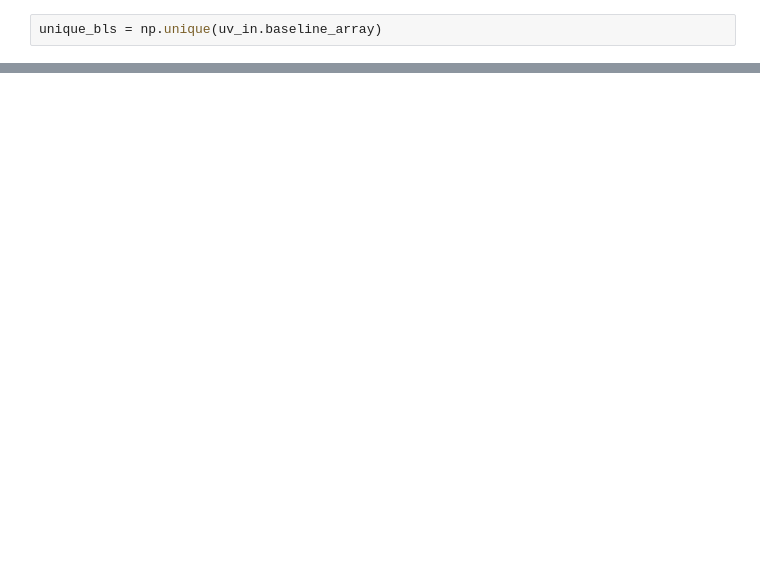
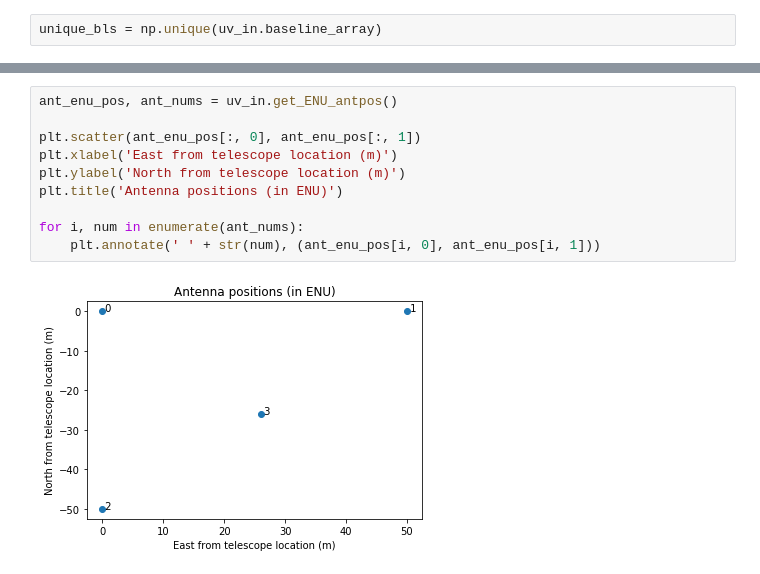
Before and after one commit to bhazelton/random_stuff, a Jupyter notebook: jupyter_notebooks/bda_exploration.ipynb, the cells around one changed output, grey strips where cells are left out. Saved outputs shown, nothing was run; the diff lists cells and outputs as text; blank space fills up the shorter version.

```diff
--- a/jupyter_notebooks/bda_exploration.ipynb
+++ b/jupyter_notebooks/bda_exploration.ipynb
@@ -263,0 +494,12 @@ baseline:  73732
+# %%
+ant_enu_pos, ant_nums = uv_in.get_ENU_antpos()
+
+plt.scatter(ant_enu_pos[:, 0], ant_enu_pos[:, 1])
+plt.xlabel('East from telescope location (m)')
+plt.ylabel('North from telescope location (m)')
+plt.title('Antenna positions (in ENU)')
+
+for i, num in enumerate(ant_nums):
+    plt.annotate(' ' + str(num), (ant_enu_pos[i, 0], ant_enu_pos[i, 1]))
+# %% [output]
+[figure, added]
```
Also changed, not shown: parts of 25 cells of this notebook.
